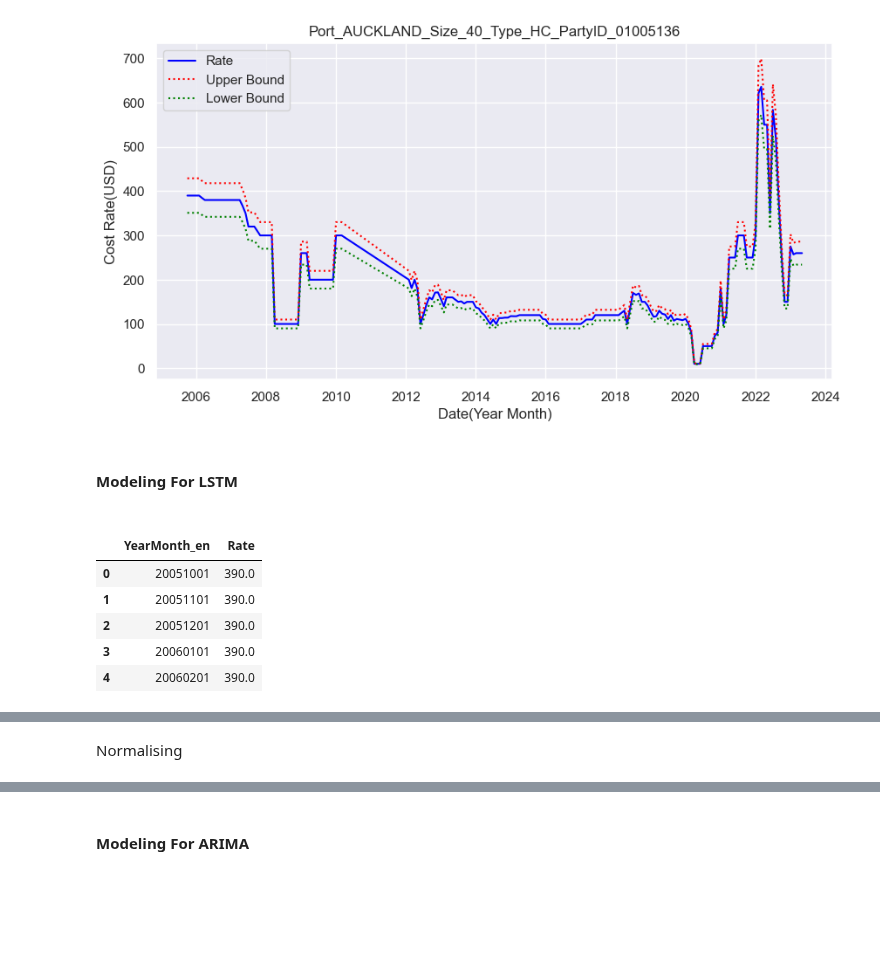
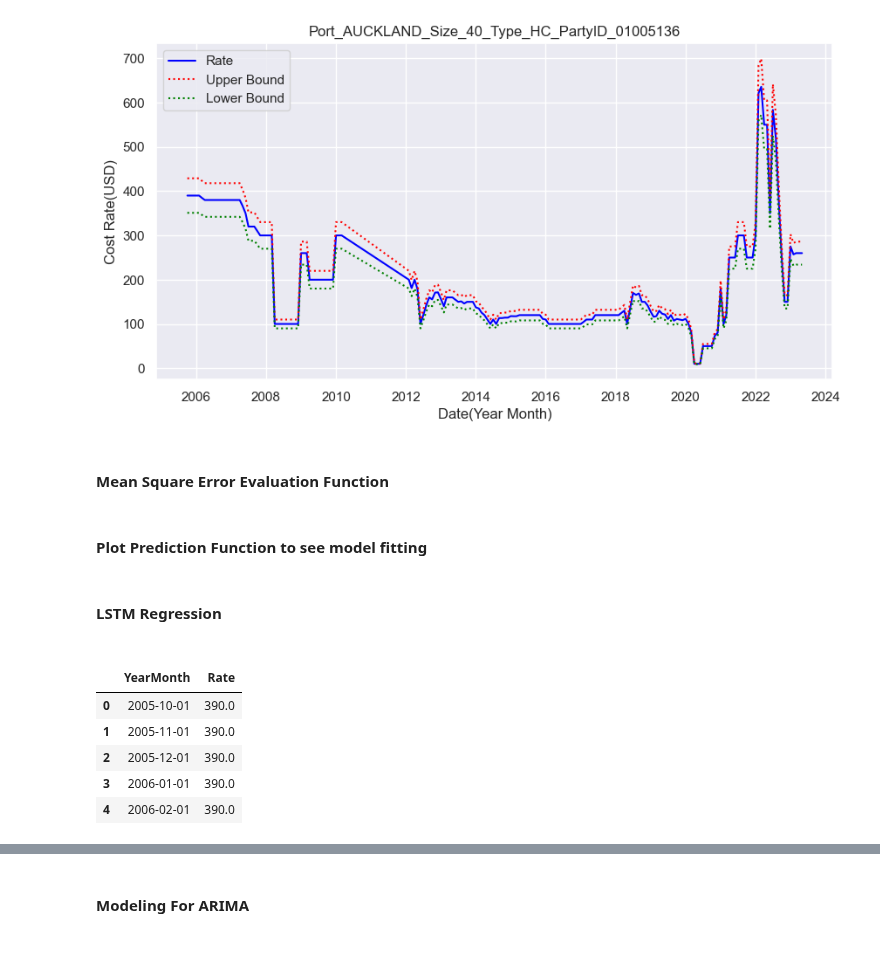
Before and after one commit to aloysiuswjw/Cost-Rate-Analysis, a Jupyter notebook: LA.ipynb, the cells around one changed output, grey strips where cells are left out. Drawn from its saved outputs; the diff is of its cells as text; code cells hidden in the pictures; blank space fills up the shorter version.

```diff
--- a/LA.ipynb
+++ b/LA.ipynb
@@ -361,3 +367,5 @@ plt.legend()
 plt.show();
 # %% [output]
 [figure]
+# %% [markdown]
+<h4>Mean Square Error Evaluation Function</h4>
@@ -363,0 +376,2 @@ plt.show();
+# %% [markdown]
+<h4>Plot Prediction Function to see model fitting</h4>
@@ -364,18 +397,18 @@ plt.show();
 # %% [markdown]
-<h4>Modeling For LSTM<h4>
+<h4>LSTM Regression<h4>
 # %%
-lstm_sel_col = ['YearMonth_en','Rate']
-
+# Dataframe for LSTM
+lstm_sel_col = ['YearMonth','Rate']
 df_lstm = agg_df[lstm_sel_col]
 df_lstm.head()
 df_lstm.info()
 # %% [output]
-|  | YearMonth_en | Rate |
-| 0 | 20051001 | 390.0 |
-| 1 | 20051101 | 390.0 |
-| 2 | 20051201 | 390.0 |
-| 3 | 20060101 | 390.0 |
-| 4 | 20060201 | 390.0 |
+|  | YearMonth | Rate |
+| 0 | 2005-10-01 | 390.0 |
+| 1 | 2005-11-01 | 390.0 |
+| 2 | 2005-12-01 | 390.0 |
+| 3 | 2006-01-01 | 390.0 |
+| 4 | 2006-02-01 | 390.0 |
 <class 'pandas.core.frame.DataFrame'>
 RangeIndex: 185 entries, 0 to 184
 Data columns (total 2 columns):
@@ -388,2 +420,0 @@ memory usage: 2.3 KB
-# %% [markdown]
-Normalising
```
Also changed, not shown: parts of 15 cells of this notebook, 1 other file.
